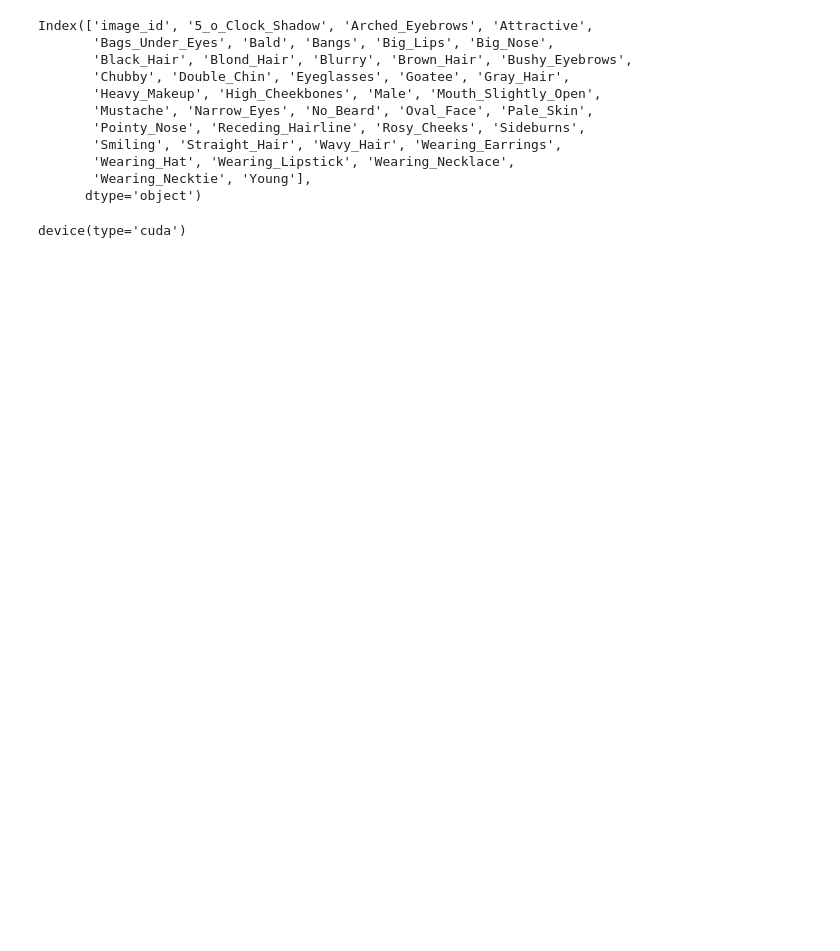
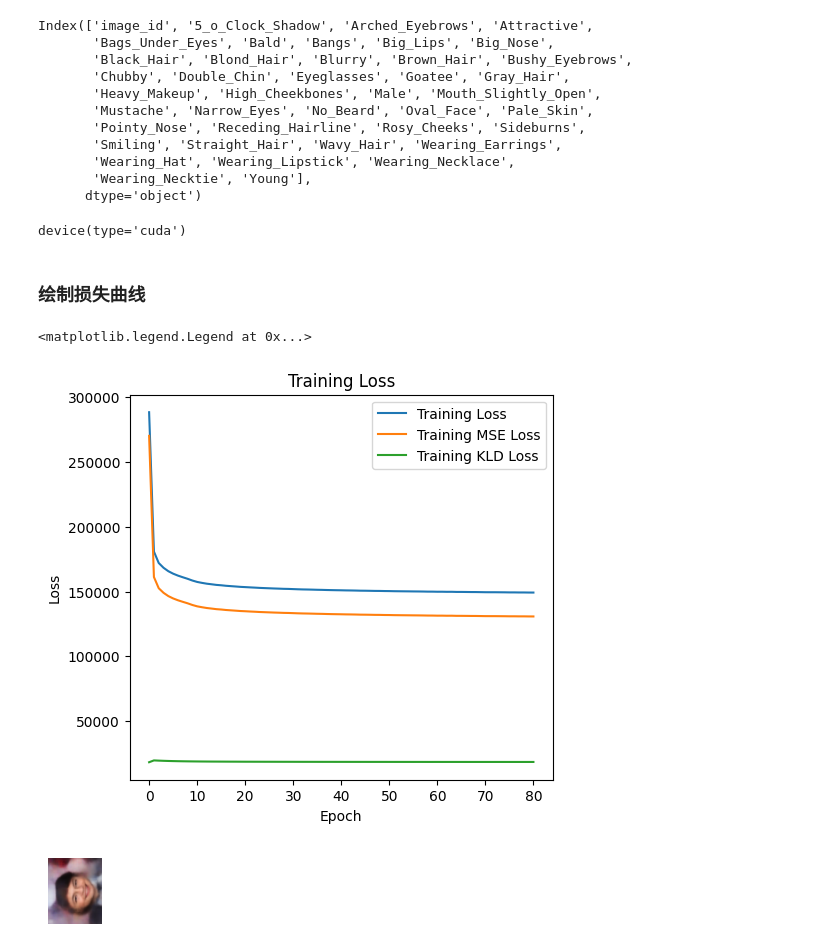
Before and after one commit to hammershock/GenerativeModels, a Jupyter notebook: celeba.ipynb, the cells around one changed output. Cells and saved outputs as stored; diff of their text form; code cells hidden in the pictures; blank space fills up the shorter version.

```diff
--- a/celeba.ipynb
+++ b/celeba.ipynb
@@ -227,3 +228,20 @@ for epoch in p_bar:
     running_losses.append(running_loss)
     np.save(HISTORY_PATH, np.array(running_losses))
     torch.save(vae.state_dict(), MODEL_PATH)
+# %% [markdown]
+### 绘制损失曲线
+# %%
+plt.figure(figsize=(12, 5))
+total_loss, bce_loss, kld_loss = np.array(running_losses).T
+# 绘制损失
+plt.subplot(1, 2, 1)
+plt.plot(total_loss, label='Training Loss')
+plt.plot(bce_loss, label='Training MSE Loss')
+plt.plot(kld_loss, label='Training KLD Loss')
+plt.title('Training Loss')
+plt.xlabel('Epoch')
+plt.ylabel('Loss')
+plt.legend()
+# %% [output]
+<matplotlib.legend.Legend at 0x...>
+[figure, added]
@@ -229,0 +270,6 @@ for epoch in p_bar:
+# %%
+labels = [[1.] * 40]
+images = generate(vae, labels, device)
+plot(images)
+# %% [output]
+[figure, added]
```
Also changed, not shown: parts of 2 cells of this notebook, 7 other files.
